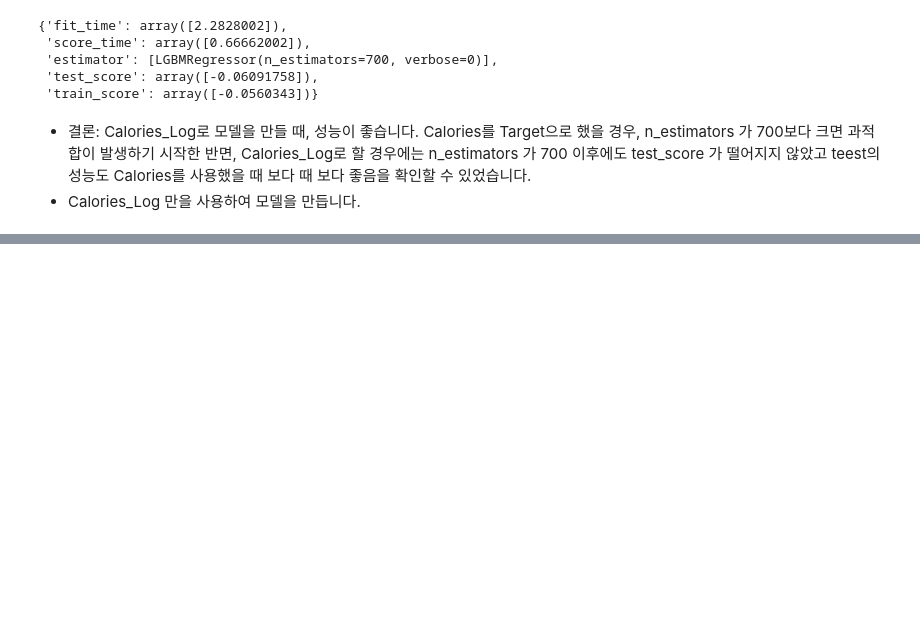
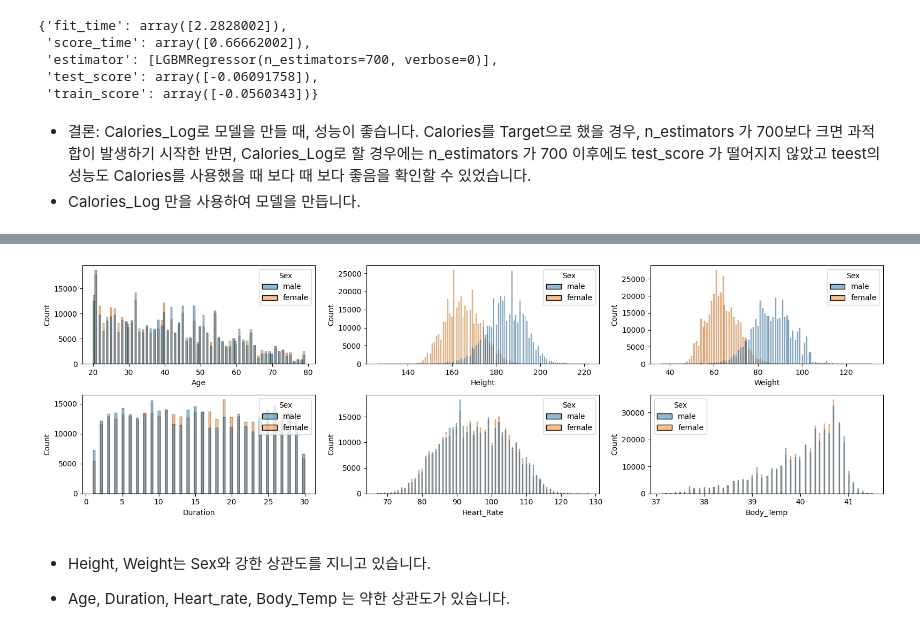
Before and after one commit to sunkusun9/sunkusun9, a Jupyter notebook: kaggle/PGS5/PGS5_ep5/Intro.ipynb, the cells around one changed output, grey strips where cells are left out. Drawn from its saved outputs; the diff is of its cells as text; code cells hidden in the pictures; blank space fills up the shorter version.

```diff
--- a/kaggle/PGS5/PGS5_ep5/Intro.ipynb
+++ b/kaggle/PGS5/PGS5_ep5/Intro.ipynb
@@ -335,0 +448,13 @@ Calories_Log로 할 경우에는 n_estimators 가 700 이후에도 test_score
+# %%
+fig, axes = plt.subplots(2, 3, figsize = (16, 5))
+axes = axes.flatten()
+for i, ax in zip(X_num, axes):
+    sns.histplot(df_train, x = i, ax = ax, hue = 'Sex')
+plt.tight_layout()
+plt.show()
+# %% [output]
+[figure, added]
+# %% [markdown]
+- Height, Weight는 Sex와 강한 상관도를 지니고 있습니다.
+
+- Age, Duration, Heart_rate, Body_Temp 는 약한 상관도가 있습니다.
```
Also changed, not shown: parts of 37 cells of this notebook, 1 other file.
